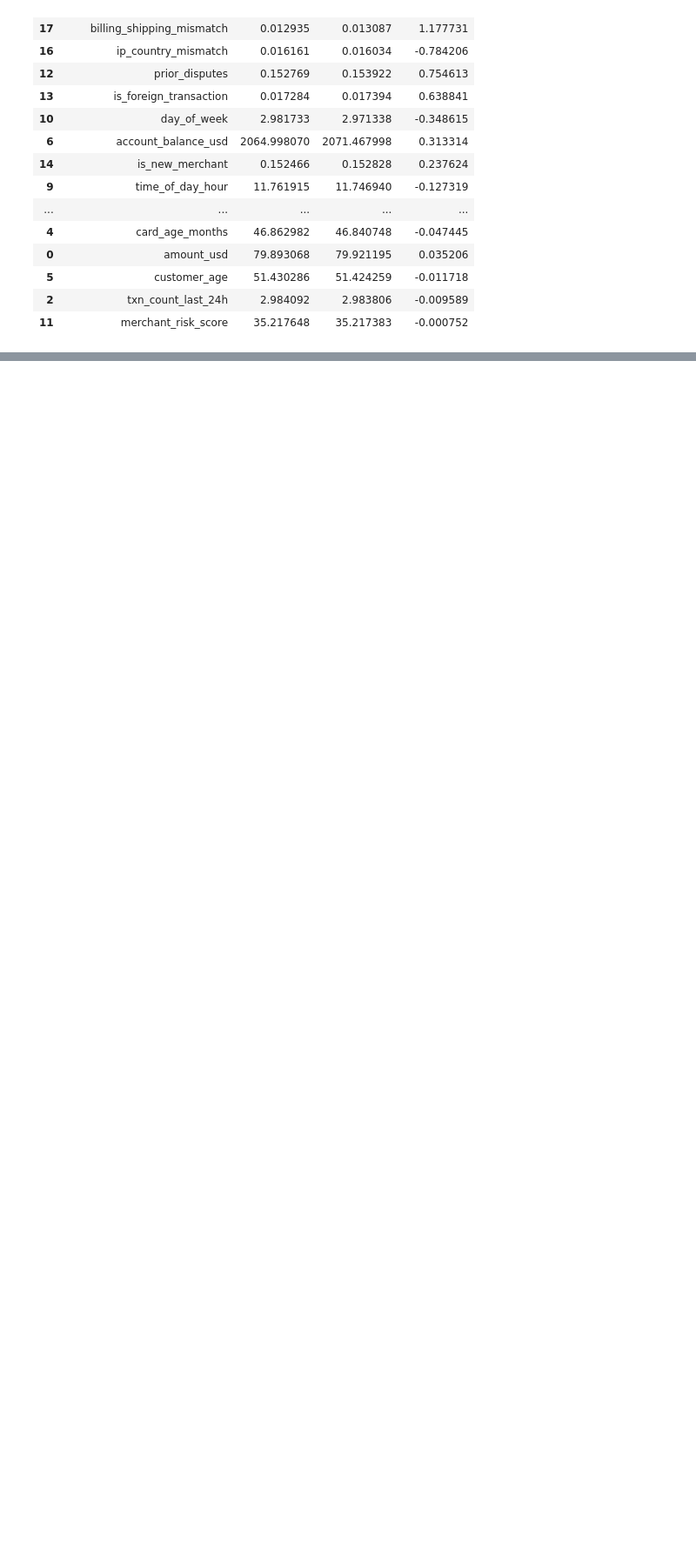
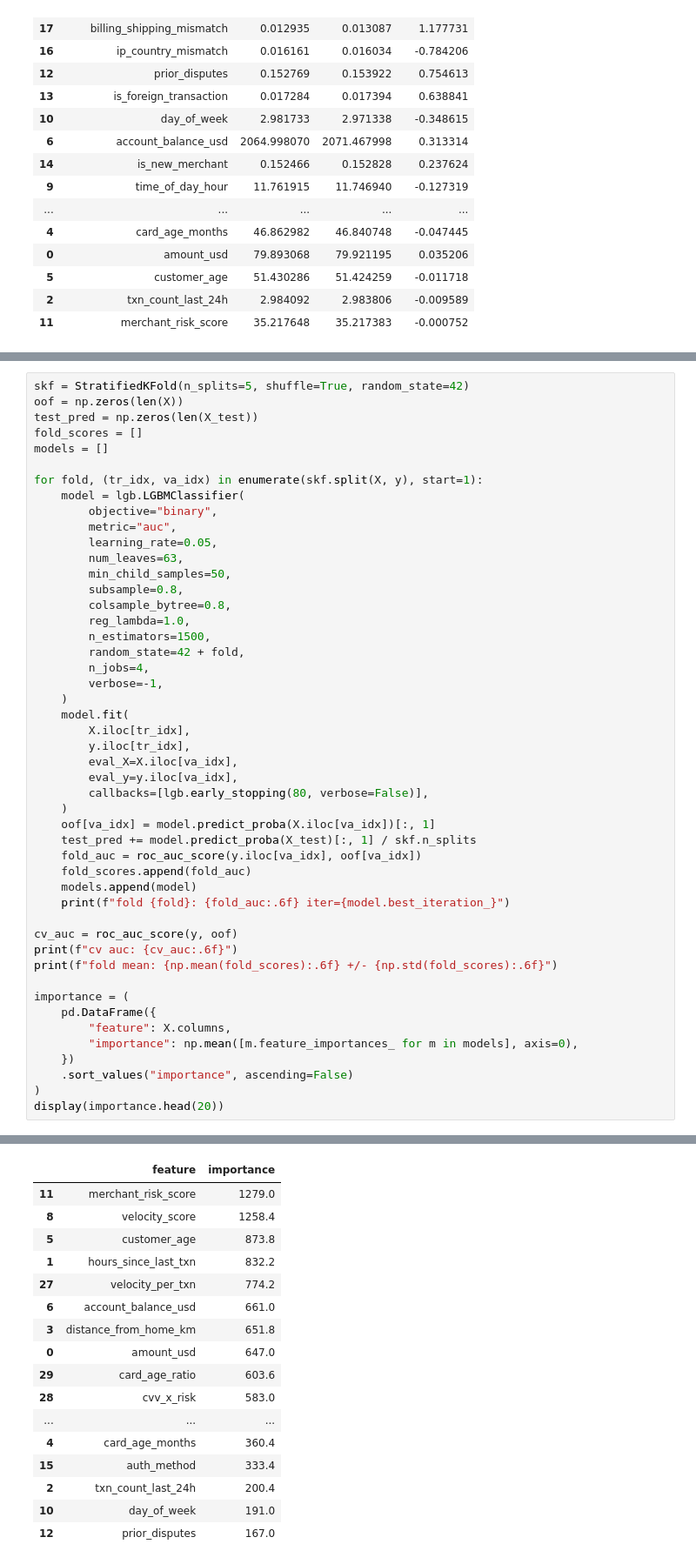
Before and after one commit to oivler/kaggle-credit-card-fraud, a Jupyter notebook: model.ipynb, the cells around one changed output, grey strips where cells are left out. Shown at 87% size. Saved outputs shown, nothing was run; the diff lists cells and outputs as text; blank space fills up the shorter version.

```diff
--- a/model.ipynb
+++ b/model.ipynb
@@ -368,0 +407,49 @@ print(cv_auc)
+# %%
+skf = StratifiedKFold(n_splits=5, shuffle=True, random_state=42)
+oof = np.zeros(len(X))
+test_pred = np.zeros(len(X_test))
+fold_scores = []
+models = []
+
+for fold, (tr_idx, va_idx) in enumerate(skf.split(X, y), start=1):
+    model = lgb.LGBMClassifier(
+        objective="binary",
+        metric="auc",
+        learning_rate=0.05,
+        num_leaves=63,
+        min_child_samples=50,
+        subsample=0.8,
+        colsample_bytree=0.8,
+        reg_lambda=1.0,
+        n_estimators=1500,
+        random_state=42 + fold,
+        n_jobs=4,
+        verbose=-1,
+    )
+    model.fit(
+        X.iloc[tr_idx],
+        y.iloc[tr_idx],
+        eval_X=X.iloc[va_idx],
+        eval_y=y.iloc[va_idx],
+        callbacks=[lgb.early_stopping(80, verbose=False)],
+    )
+    oof[va_idx] = model.predict_proba(X.iloc[va_idx])[:, 1]
+    test_pred += model.predict_proba(X_test)[:, 1] / skf.n_splits
+    fold_auc = roc_auc_score(y.iloc[va_idx], oof[va_idx])
+    fold_scores.append(fold_auc)
+    models.append(model)
+    print(f"fold {fold}: {fold_auc:.6f} iter={model.best_iteration_}")
+
+cv_auc = roc_auc_score(y, oof)
+print(f"cv auc: {cv_auc:.6f}")
+print(f"fold mean: {np.mean(fold_scores):.6f} +/- {np.std(fold_scores):.6f}")
+
+importance = (
+    pd.DataFrame({
+        "feature": X.columns,
+        "importance": np.mean([m.feature_importances_ for m in models], axis=0),
+    })
+    .sort_values("importance", ascending=False)
+)
+display(importance.head(20))
+# %% [output]
@@ -368,0 +463,17 @@ print(cv_auc)
+|  | feature | importance |
+| 11 | merchant_risk_score | 1279.0 |
+| 8 | velocity_score | 1258.4 |
+| 5 | customer_age | 873.8 |
+| 1 | hours_since_last_txn | 832.2 |
+| 27 | velocity_per_txn | 774.2 |
+| 6 | account_balance_usd | 661.0 |
+| 3 | distance_from_home_km | 651.8 |
+| 0 | amount_usd | 647.0 |
+| 29 | card_age_ratio | 603.6 |
+| 28 | cvv_x_risk | 583.0 |
+| ... | ... | ... |
+| 4 | card_age_months | 360.4 |
+| 15 | auth_method | 333.4 |
+| 2 | txn_count_last_24h | 200.4 |
+| 10 | day_of_week | 191.0 |
+| 12 | prior_disputes | 167.0 |
```
Also changed, not shown: parts of 14 cells of this notebook.
